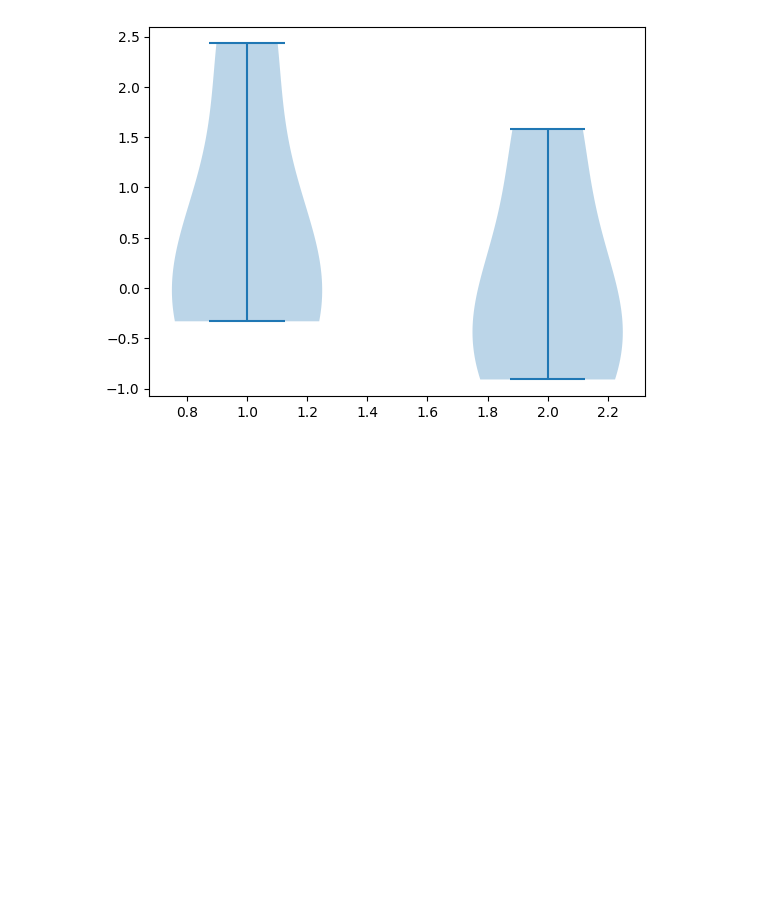
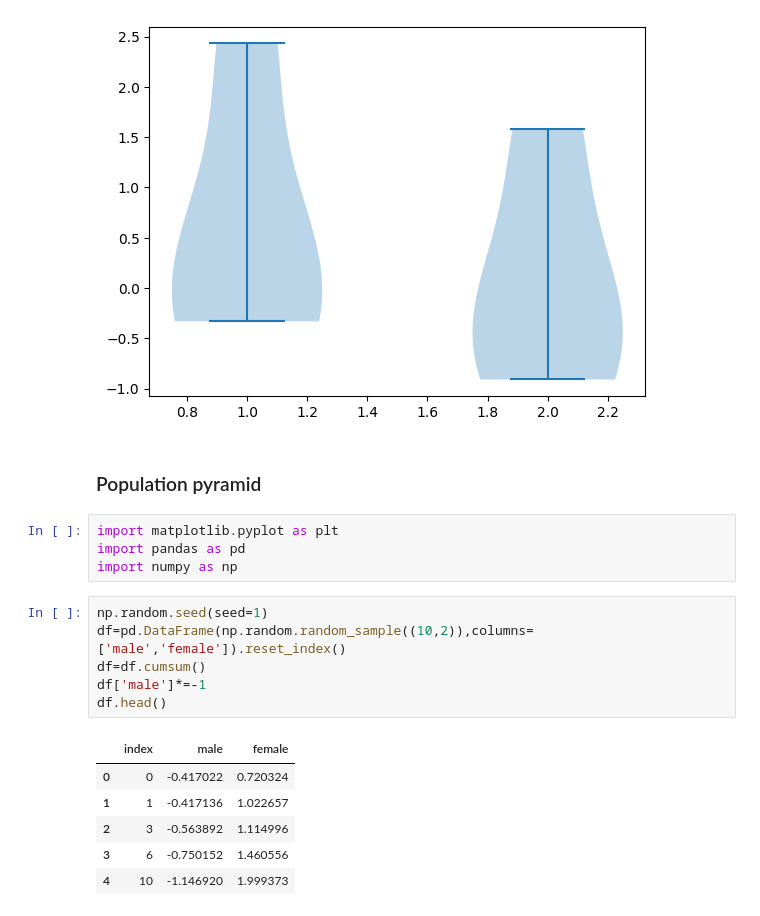
Before and after one commit to kazmierczakP/DataScienceNotebooks, a Jupyter notebook: Visualization.ipynb, the cells around one changed output. Cells and saved outputs as stored; diff of their text form; blank space fills up the shorter version.

```diff
--- a/Visualization.ipynb
+++ b/Visualization.ipynb
@@ -616,3 +616,22 @@ df=pd.DataFrame(values)
 plt.violinplot(df.T);
 # %% [output]
 [figure]
+# %% [markdown]
+### Population pyramid
+# %%
+import matplotlib.pyplot as plt
+import pandas as pd
+import numpy as np
+# %%
+np.random.seed(seed=1)
+df=pd.DataFrame(np.random.random_sample((10,2)),columns=['male','female']).reset_index()
+df=df.cumsum()
+df['male']*=-1
+df.head()
+# %% [output]
+|  | index | male | female |
+| 0 | 0 | -0.417022 | 0.720324 |
+| 1 | 1 | -0.417136 | 1.022657 |
+| 2 | 3 | -0.563892 | 1.114996 |
+| 3 | 6 | -0.750152 | 1.460556 |
+| 4 | 10 | -1.146920 | 1.999373 |
```
Also changed, not shown: parts of 6 cells of this notebook.
